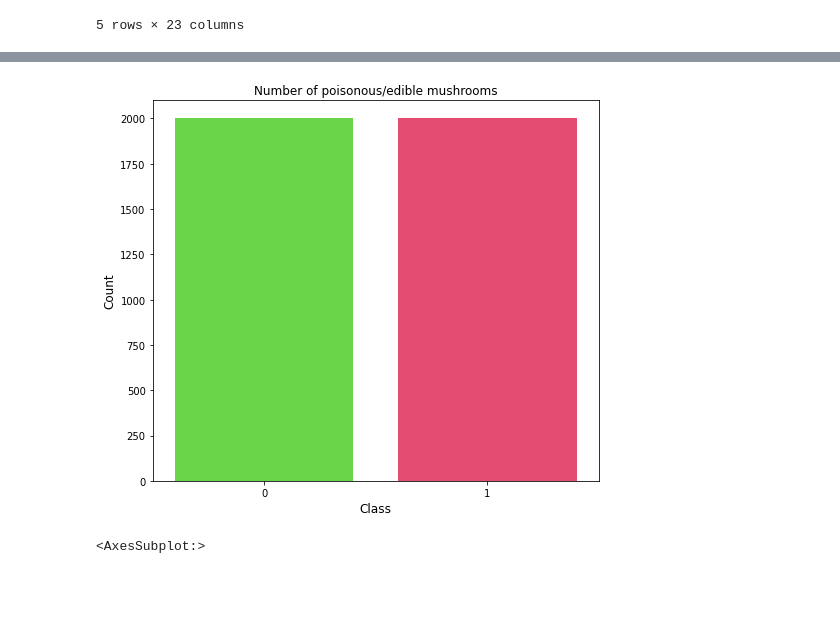
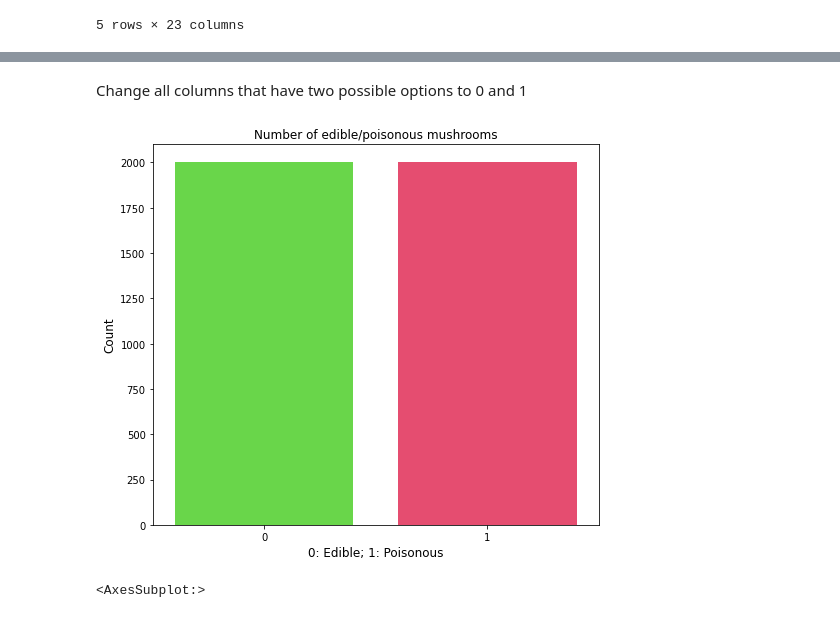
Before and after one commit to mikel112543/CS4168_Project, a Jupyter notebook: mushroom_analysis.ipynb, the cells around one changed output, grey strips where cells are left out. Drawn from its saved outputs; the diff is of its cells as text; code cells hidden in the pictures; blank space fills up the shorter version.

Commit message:
- Added more graphs and clustering info - Added markdown for describing dataset and clusters

```diff
--- a/mushroom_analysis.ipynb
+++ b/mushroom_analysis.ipynb
@@ -83,14 +105,16 @@ df.head()
+# %% [markdown]
+Change all columns that have two possible options to 0 and 1
 # %%
 count = df['class'].value_counts()
 plt.figure(figsize=(8,7))
 sns.barplot(count.index, count.values, alpha=0.8, palette="prism")
 plt.ylabel('Count', fontsize=12)
-plt.xlabel('Class', fontsize=12)
-plt.title('Number of poisonous/edible mushrooms')
+plt.xlabel('0: Edible; 1: Poisonous', fontsize=12)
+plt.title('Number of edible/poisonous mushrooms')
 #plt.savefig("mushrooms1.png", format='png', dpi=500)
 plt.show()
 # %% [output]
-[figure, old version]
+[figure, new version]
 # %%
 plt.figure(figsize=(18,18),dpi=500)
 sns.heatmap(df.corr(),annot=True)
```
Also changed, not shown: parts of 12 cells of this notebook.
